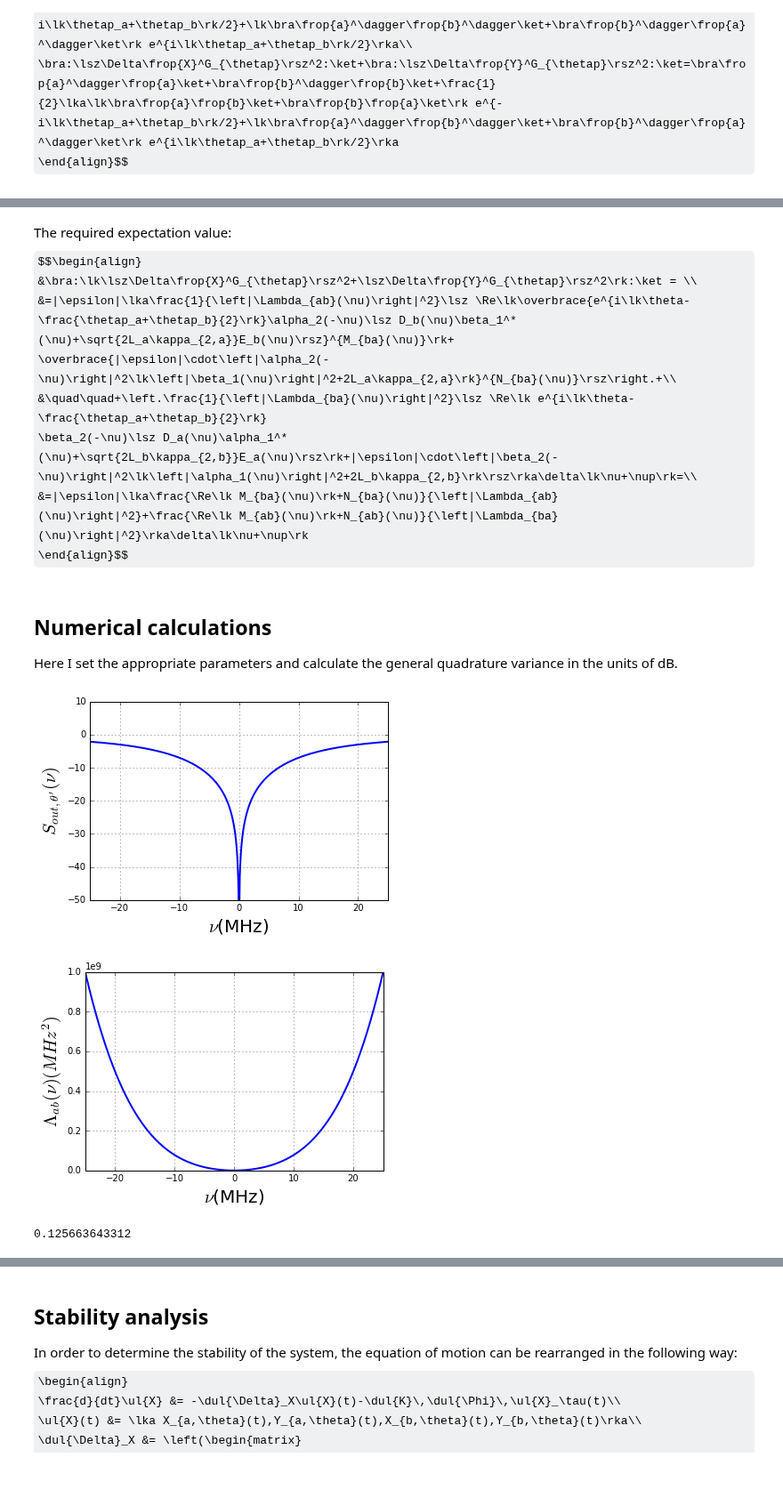
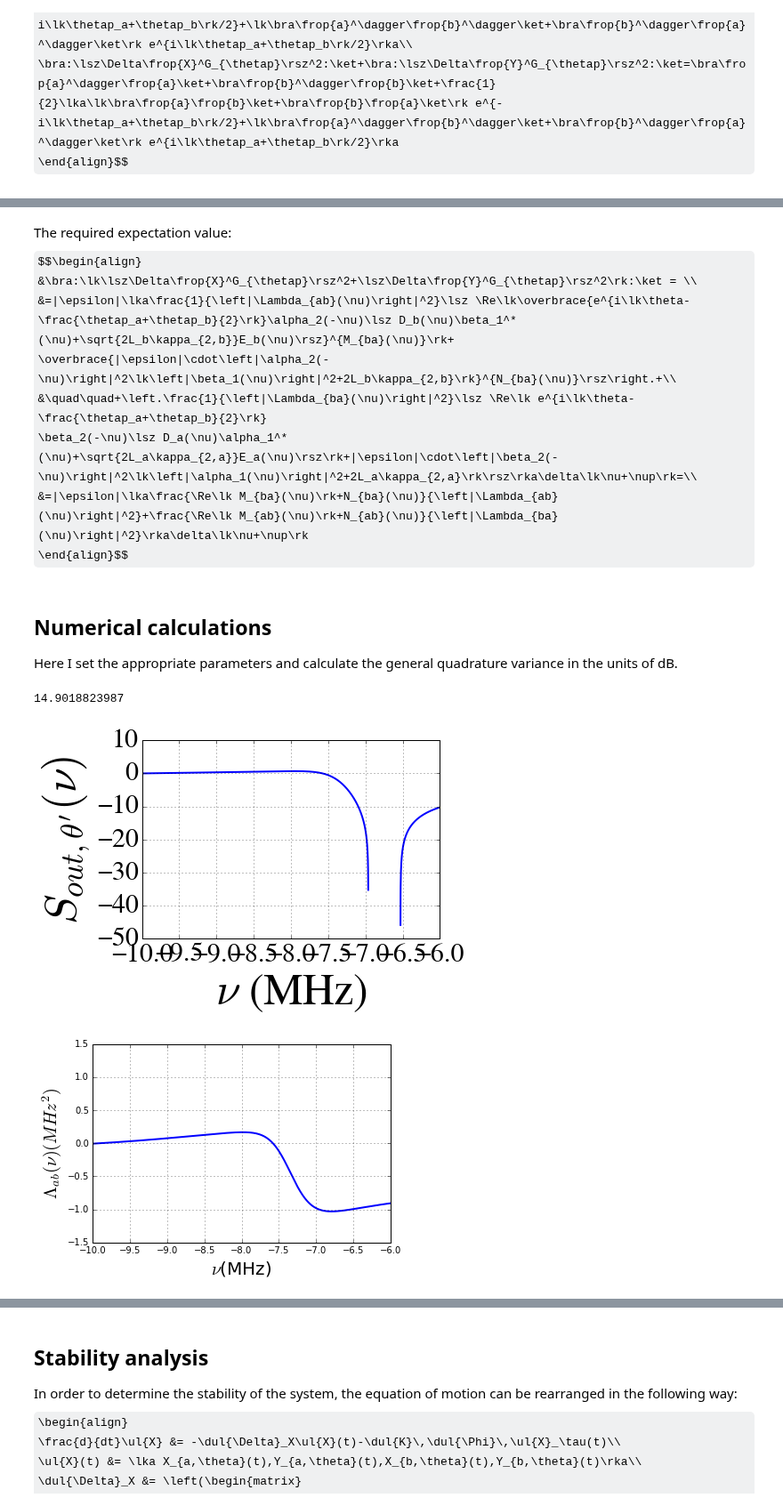
Before and after one commit to nemetniki/General-linear-model, a Jupyter notebook: NDPA.ipynb, the cells around one changed output, grey strips where cells are left out. Shown at 89% size. Saved outputs shown, nothing was run; the diff lists cells and outputs as text; code cells hidden in the pictures; some formulas as TeX source; blank space fills up the shorter version.

```diff
--- a/NDPA.ipynb
+++ b/NDPA.ipynb
@@ -202,10 +202,10 @@ $$
 The required expectation value:
 $$\begin{align}
 &\bra:\lk\lsz\Delta\frop{X}^G_{\thetap}\rsz^2+\lsz\Delta\frop{Y}^G_{\thetap}\rsz^2\rk:\ket = \\
-&=|\epsilon|\lka\frac{1}{\left|\Lambda_{ab}(\nu)\right|^2}\lsz \Re\lk\overbrace{e^{i\lk\theta-\frac{\thetap_a+\thetap_b}{2}\rk}\alpha_2(-\nu)\lsz D_b(\nu)\beta_1^*(\nu)+\sqrt{2L_a\kappa_{2,a}}E_b(\nu)\rsz}^{M_{ba}(\nu)}\rk+
-\overbrace{|\epsilon|\cdot\left|\alpha_2(-\nu)\right|^2\lk\left|\beta_1(\nu)\right|^2+2L_a\kappa_{2,a}\rk}^{N_{ba}(\nu)}\rsz\right.+\\
+&=|\epsilon|\lka\frac{1}{\left|\Lambda_{ab}(\nu)\right|^2}\lsz \Re\lk\overbrace{e^{i\lk\theta-\frac{\thetap_a+\thetap_b}{2}\rk}\alpha_2(-\nu)\lsz D_b(\nu)\beta_1^*(\nu)+\sqrt{2L_b\kappa_{2,b}}E_b(\nu)\rsz}^{M_{ba}(\nu)}\rk+
+\overbrace{|\epsilon|\cdot\left|\alpha_2(-\nu)\right|^2\lk\left|\beta_1(\nu)\right|^2+2L_b\kappa_{2,b}\rk}^{N_{ba}(\nu)}\rsz\right.+\\
 &\quad\quad+\left.\frac{1}{\left|\Lambda_{ba}(\nu)\right|^2}\lsz \Re\lk e^{i\lk\theta-\frac{\thetap_a+\thetap_b}{2}\rk}
-\beta_2(-\nu)\lsz D_a(\nu)\alpha_1^*(\nu)+\sqrt{2L_b\kappa_{2,b}}E_a(\nu)\rsz\rk+|\epsilon|\cdot\left|\beta_2(-\nu)\right|^2\lk\left|\alpha_1(\nu)\right|^2+2L_b\kappa_{2,b}\rk\rsz\rka\delta\lk\nu+\nup\rk=\\
+\beta_2(-\nu)\lsz D_a(\nu)\alpha_1^*(\nu)+\sqrt{2L_a\kappa_{2,a}}E_a(\nu)\rsz\rk+|\epsilon|\cdot\left|\beta_2(-\nu)\right|^2\lk\left|\alpha_1(\nu)\right|^2+2L_a\kappa_{2,a}\rk\rsz\rka\delta\lk\nu+\nup\rk=\\
 &=|\epsilon|\lka\frac{\Re\lk M_{ba}(\nu)\rk+N_{ba}(\nu)}{\left|\Lambda_{ab}(\nu)\right|^2}+\frac{\Re\lk M_{ab}(\nu)\rk+N_{ab}(\nu)}{\left|\Lambda_{ba}(\nu)\right|^2}\rka\delta\lk\nu+\nup\rk
 \end{align}$$
 # %% [markdown]
@@ -331,40 +347,40 @@ def quadr_spec(kapa=20.,kapb=20.,dela=0.,ra=0.0000000001,rb=0.0000000001,kta=0.,
 # %%
 %matplotlib inline
 from ipywidgets import interactive
 import ipywidgets as widgets
 from IPython.display import display
 
 ### SLIDERS ###
 #input parameters:
 kapa_slider    = widgets.FloatSlider(value = 10., min=0., max=20., step=1., description='$\kappa_a (2\pi)$')
-kapb_slider    = widgets.FloatSlider(value = 10., min=0., max=20., step=1., description='$\kappa_b (2\pi)$')
-dela_slider    = widgets.FloatSlider(value = 0., min=-1., max=1., step=0.01, description='$\Delta (\kappa_a)$')
-ra_slider      = widgets.FloatSlider(value = 0.000001, min=0., max=1., step=0.001, description='$\kappa_{1,a} (\kappa_a)$')
-rb_slider      = widgets.FloatSlider(value = 0.000001, min=0., max=1., step=0.001, description='$\kappa_{1,b} (\kappa_b)$')
-kta_slider     = widgets.FloatSlider(value = 0., min=0., max=10., step=0.001, description='$\kappa_{a}\\tau_a$')
-ktb_slider     = widgets.FloatSlider(value = 0., min=0., max=10., step=0.001, description='$\kappa_{b}\\tau_b$')
-phia_slider    = widgets.FloatSlider(value = 0., min=0., max=2., step=0.01, description='$\phi_a (\pi)$')
-phib_slider    = widgets.FloatSlider(value = 0., min=0., max=2., step=0.01, description='$\phi_b (\pi)$')
-La_slider      = widgets.FloatSlider(value = 0., min=0., max=100., step=1., description='$L_a (\%)$')
-Lb_slider      = widgets.FloatSlider(value = 0., min=0., max=100., step=1., description='$L_b (\%)$')
+kapb_slider    = widgets.FloatSlider(value = 2.5, min=0., max=20., step=1., description='$\kappa_b (2\pi)$')
+dela_slider    = widgets.FloatSlider(value = 0.2, min=-1., max=1., step=0.01, description='$\Delta (\kappa_a)$')
+ra_slider      = widgets.FloatSlider(value = 0.5, min=0., max=1., step=0.001, description='$\kappa_{1,a} (\kappa_a)$')
+rb_slider      = widgets.FloatSlider(value = 0.5, min=0., max=1., step=0.001, description='$\kappa_{1,b} (\kappa_b)$')
+kta_slider     = widgets.FloatSlider(value = 3, min=0., max=10., step=0.001, description='$\kappa_{a}\\tau_a$')
+ktb_slider     = widgets.FloatSlider(value = 0, min=0., max=10., step=0.001, description='$\kappa_{b}\\tau_b$')
+phia_slider    = widgets.FloatSlider(value = 0.03, min=0., max=2., step=0.01, description='$\phi_a (\pi)$')
+phib_slider    = widgets.FloatSlider(value = 0, min=0., max=2., step=0.01, description='$\phi_b (\pi)$')
+La_slider      = widgets.FloatSlider(value = 10., min=0., max=100., step=1., description='$L_a (\%)$')
+Lb_slider      = widgets.FloatSlider(value = 10., min=0., max=100., step=1., description='$L_b (\%)$')
 theta_slider   = widgets.FloatSlider(value = 1., min=-1., max=1., step=0.01, description='$\\theta (\pi)$')
 thetapa_slider = widgets.FloatSlider(value = 0., min=-1., max=1., step=0.01, description='$\\theta^\prime_a (\pi)$')
 thetapb_slider = widgets.FloatSlider(value = 0., min=-1., max=1., step=0.01, description='$\\theta^\prime_b (\pi)$')
-x_slider       = widgets.FloatSlider(value = 1.0, min=0., max=2., step=0.01, description='$|\epsilon| (\kappa)$')
+x_slider       = widgets.FloatSlider(value = 0.5, min=0., max=2., step=0.01, description='$|\epsilon| (\kappa)$')
 nui_fill       = widgets.FloatText(value=-25., description='Frequency min $(2\pi)$')
 nuf_fill       = widgets.FloatText(value=25., description='Frequency max $(2\pi)$')
-N_fill         = widgets.IntText(value=20., description='Resolution $\left(10^3 \\right)$')
+N_fill         = widgets.IntText(value=50., description='Resolution $\left(10^3 \\right)$')
 
 #interactive setup
 w = interactive(quadr_spec,kapa=kapa_slider,kapb=kapb_slider,dela=dela_slider,\
                         ra = ra_slider,rb = rb_slider,kta = kta_slider,ktb = ktb_slider,\
                         phia = phia_slider,phib = phib_slider,La = La_slider,Lb = Lb_slider,\
                         theta = theta_slider,thetapa = thetapa_slider,thetapb = thetapb_slider,x = x_slider,\
                         nui = nui_fill, nuf = nuf_fill, N = N_fill
                        )
 #show sliders
 display(w)
 # %% [output]
+14.9018823987
-[figure, old version]
+[figure, new version]
-[figure, old version]
+[figure, new version]
-0.125663643312
```
Also changed, not shown: parts of 4 cells of this notebook, 2 other files.
